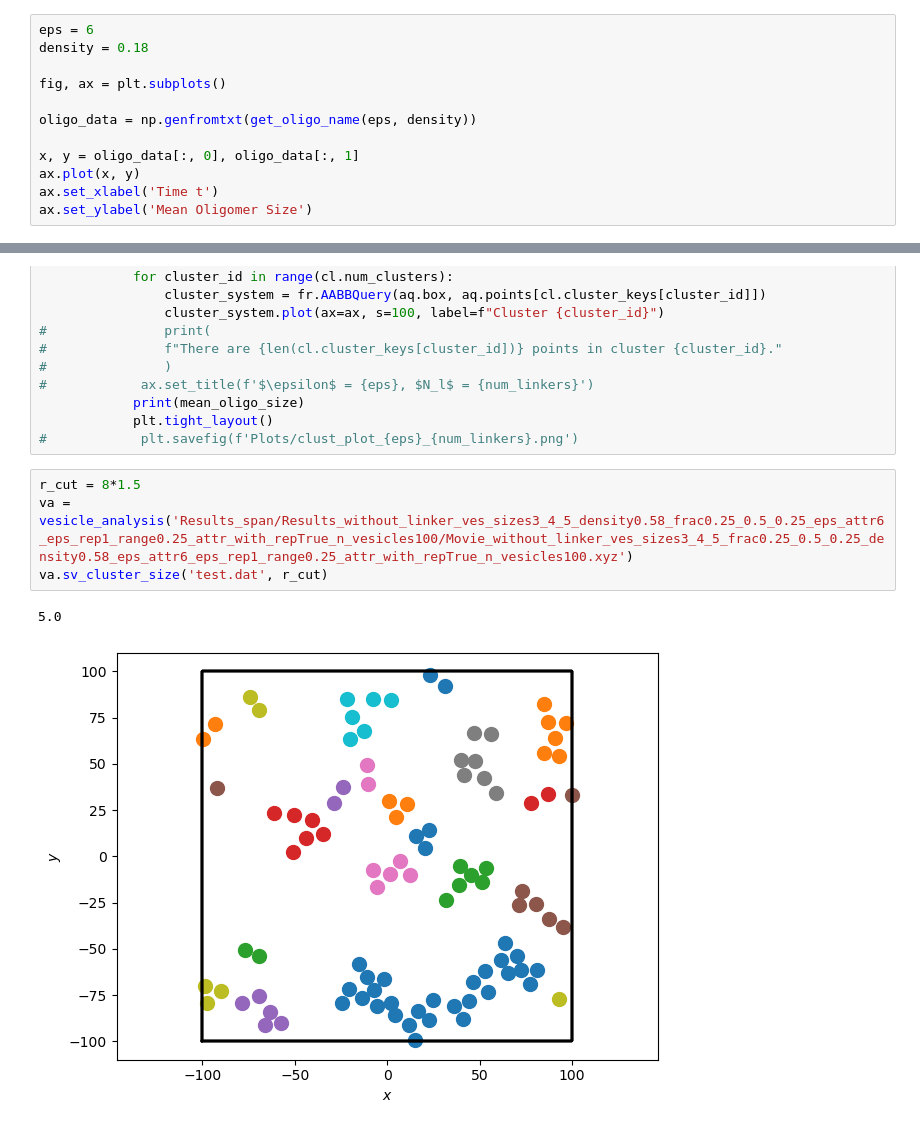
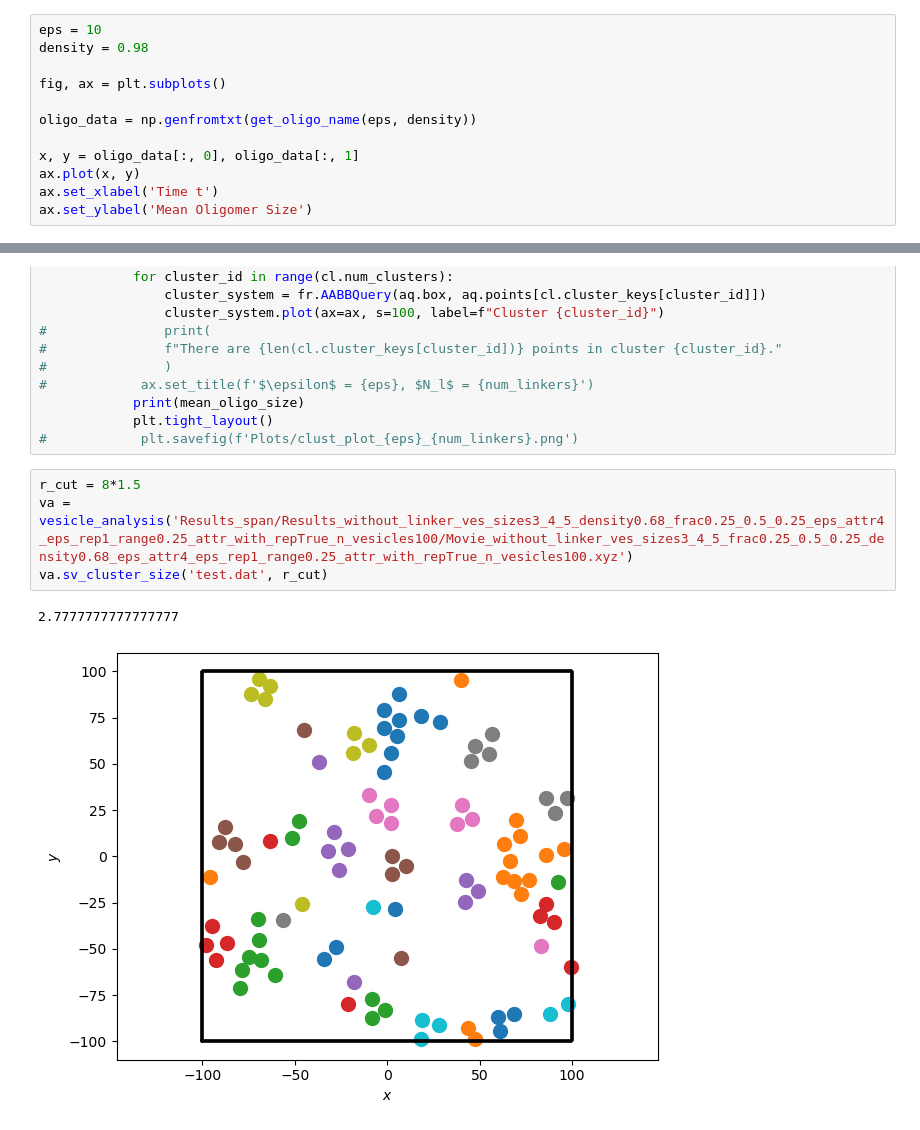
Before and after one commit to taskina-alena/syn_ves_clasters, a Jupyter notebook: cluster_plots.ipynb, the cells around one changed output, grey strips where cells are left out. Saved outputs shown, nothing was run; the diff lists cells and outputs as text.

```diff
--- a/cluster_plots.ipynb
+++ b/cluster_plots.ipynb
@@ -20,8 +20,8 @@ print(get_oligo_name(1,0.08))
 # %% [output]
 Results_span/Results_without_linker_ves_sizes3_4_5_density0.08_frac0.25_0.5_0.25_eps_attr1_eps_rep1_range0.25_attr_with_repTrue_n_vesicles100/Oligo_without_linker_ves_sizes3_4_5_density0.08_frac0.25_0 ...
 # %%
-eps = 6
-density = 0.18
+eps = 10
+density = 0.98
 
 fig, ax = plt.subplots()
 
@@ -181,8 +181,8 @@ class vesicle_analysis(object):
 #            plt.savefig(f'Plots/clust_plot_{eps}_{num_linkers}.png')
 # %%
 r_cut = 8*1.5
-va = vesicle_analysis('Results_span/Results_without_linker_ves_sizes3_4_5_density0.58_frac0.25_0.5_0.25_eps_attr6_eps_rep1_range0.25_attr_with_repTrue_n_vesicles100/Movie_without_linker_ves_sizes3_4_5_frac0.25_0.5_0.25_density0.58_eps_attr6_eps_rep1_range0.25_attr_with_repTrue_n_vesicles100.xyz')
+va = vesicle_analysis('Results_span/Results_without_linker_ves_sizes3_4_5_density0.68_frac0.25_0.5_0.25_eps_attr4_eps_rep1_range0.25_attr_with_repTrue_n_vesicles100/Movie_without_linker_ves_sizes3_4_5_frac0.25_0.5_0.25_density0.68_eps_attr4_eps_rep1_range0.25_attr_with_repTrue_n_vesicles100.xyz')
 va.sv_cluster_size('test.dat', r_cut)
 # %% [output]
-5.0
+2.7777777777777777
-[figure, old version]
+[figure, new version]
```
Also changed, not shown: parts of 6 cells of this notebook, 5 other files.
